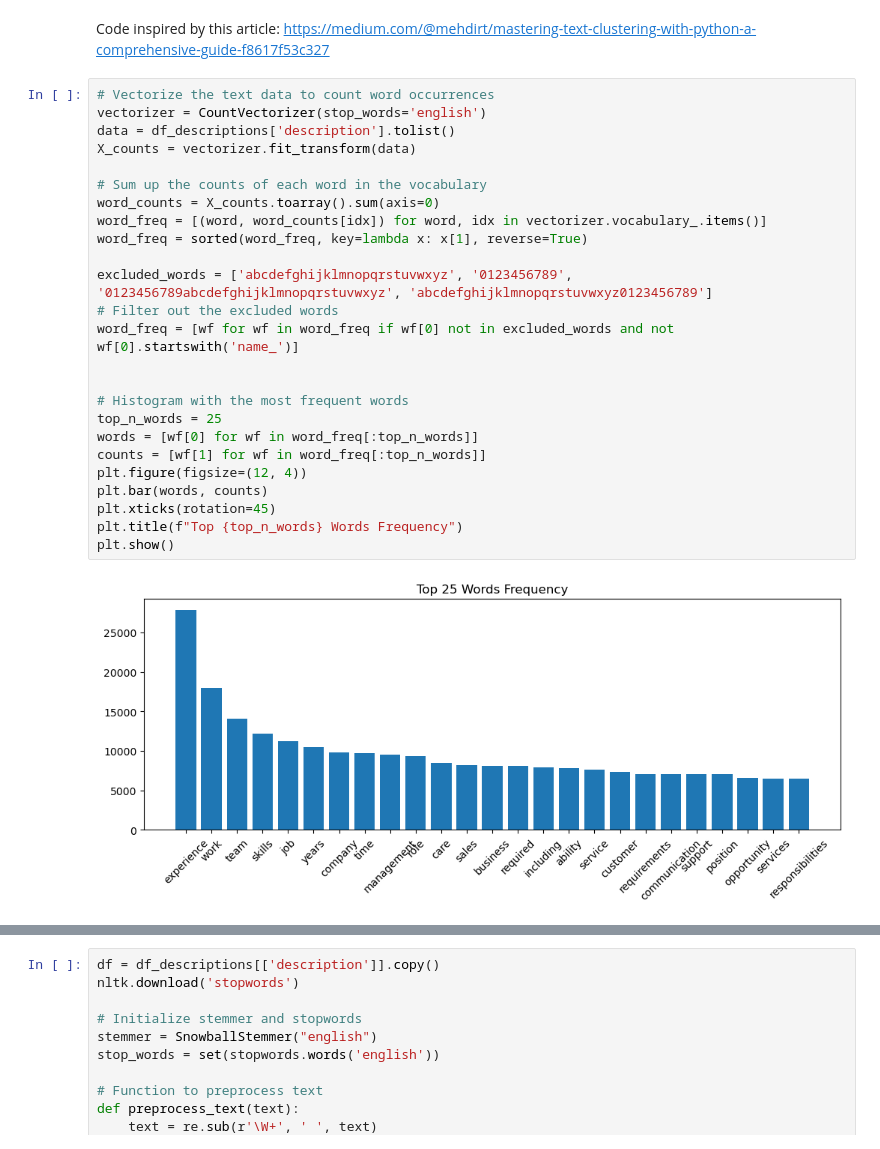
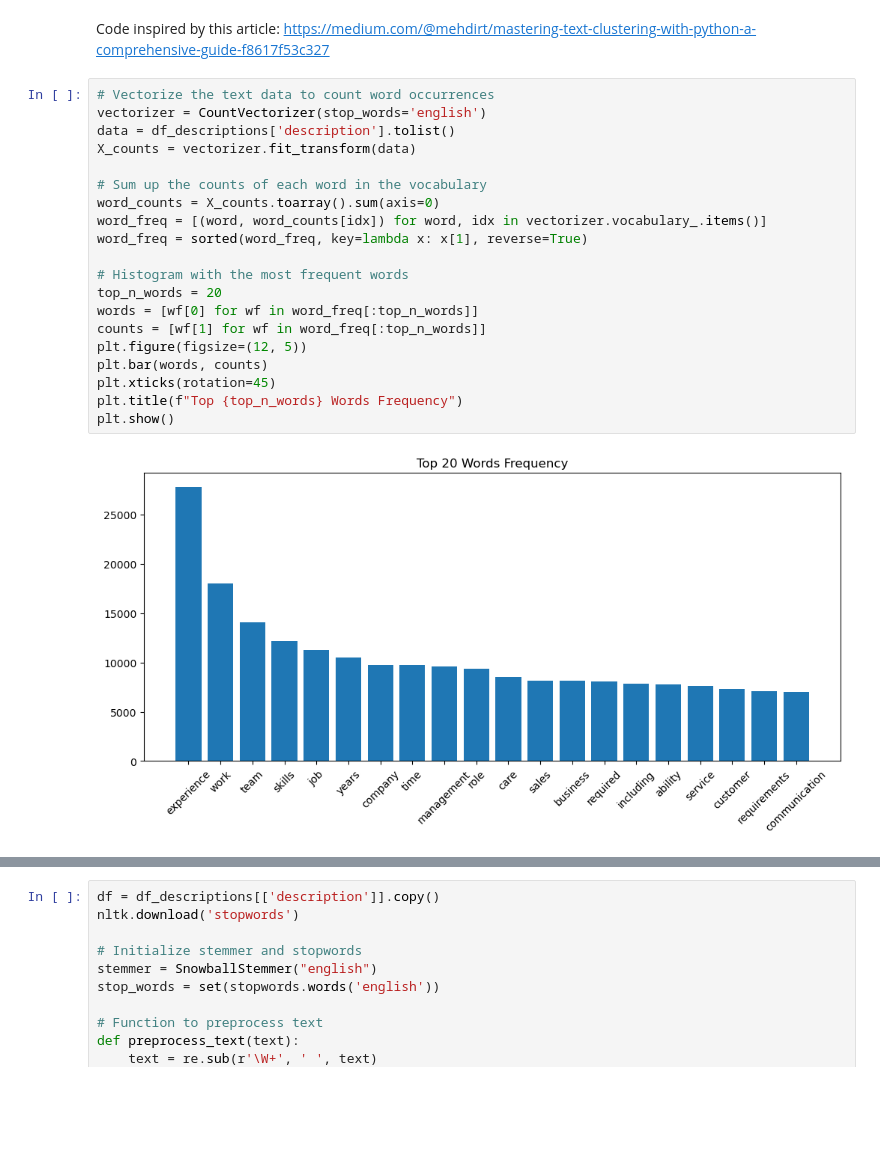
Before and after one commit to reddgr/linkedin-jobs-dataset-stats, a Jupyter notebook: topic_clustering_and_word_frequency.ipynb, the cells around one changed output, grey strips where cells are left out. Cells and saved outputs as stored; diff of their text form; blank space fills up the shorter version.

```diff
--- a/topic_clustering_and_word_frequency.ipynb
+++ b/topic_clustering_and_word_frequency.ipynb
@@ -172,27 +185,22 @@ https://medium.com/@mehdirt/mastering-text-clustering-with-python-a-comprehensiv
 # %%
 # Vectorize the text data to count word occurrences
 vectorizer = CountVectorizer(stop_words='english')
 data = df_descriptions['description'].tolist()
 X_counts = vectorizer.fit_transform(data)
 
 # Sum up the counts of each word in the vocabulary
 word_counts = X_counts.toarray().sum(axis=0)
 word_freq = [(word, word_counts[idx]) for word, idx in vectorizer.vocabulary_.items()]
 word_freq = sorted(word_freq, key=lambda x: x[1], reverse=True)
 
-excluded_words = ['abcdefghijklmnopqrstuvwxyz', '0123456789', '0123456789abcdefghijklmnopqrstuvwxyz', 'abcdefghijklmnopqrstuvwxyz0123456789']
-# Filter out the excluded words
-word_freq = [wf for wf in word_freq if wf[0] not in excluded_words and not wf[0].startswith('name_')]
-
-
 # Histogram with the most frequent words
-top_n_words = 25
+top_n_words = 20
 words = [wf[0] for wf in word_freq[:top_n_words]]
 counts = [wf[1] for wf in word_freq[:top_n_words]]
-plt.figure(figsize=(12, 4))
+plt.figure(figsize=(12, 5))
 plt.bar(words, counts)
 plt.xticks(rotation=45)
 plt.title(f"Top {top_n_words} Words Frequency")
 plt.show()
 # %% [output]
-[figure, old version]
+[figure, new version]
```
Also changed, not shown: parts of 22 cells of this notebook, 1 other file.
